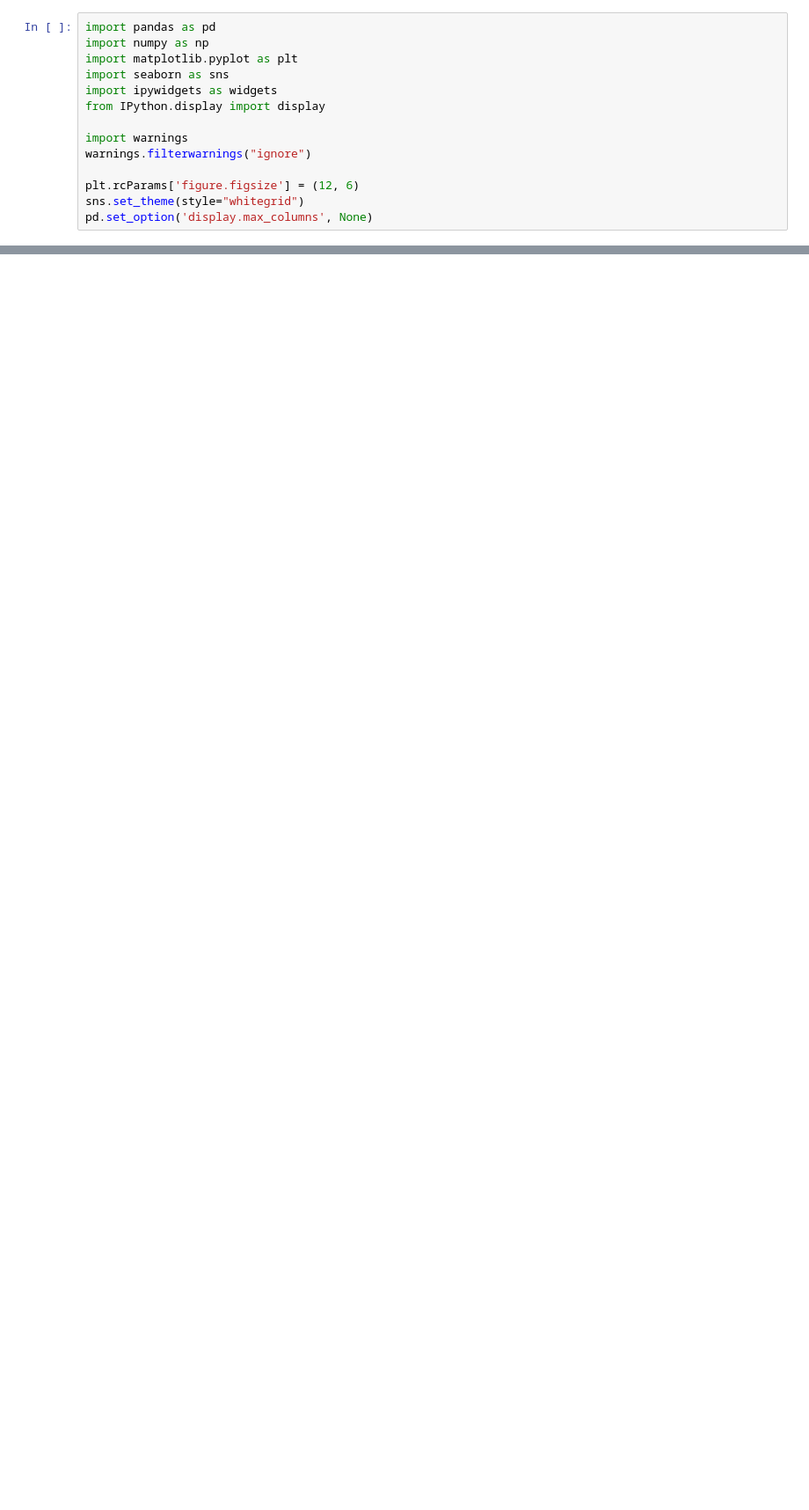
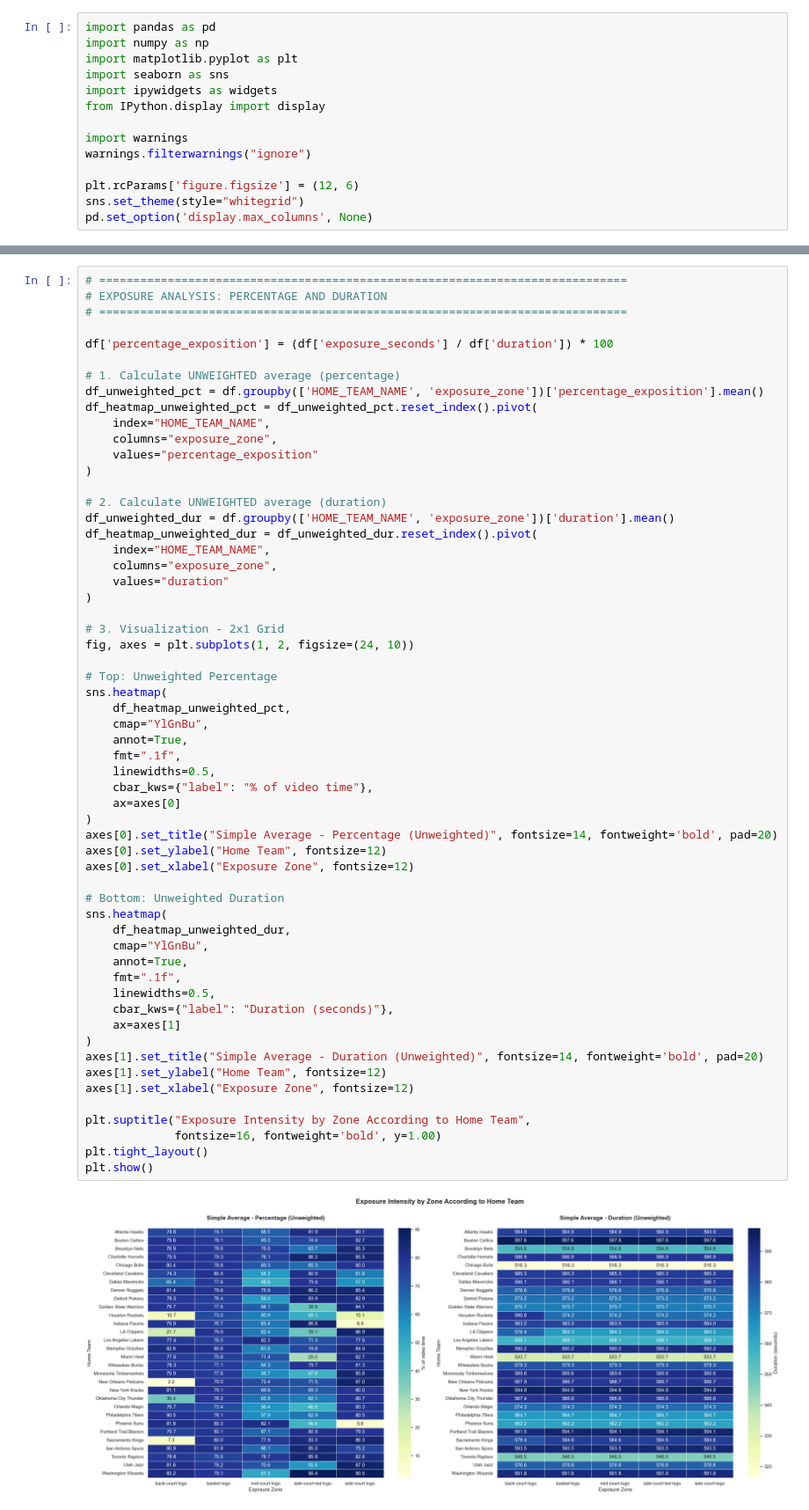
Before and after one commit to KylianSts/Quantifying-NBA-Sponsors-Extra-Exposure, a Jupyter notebook: Data_exploration/value_analysis.ipynb, the cells around one changed output, grey strips where cells are left out. Shown at 88% size. Saved outputs shown, nothing was run; the diff lists cells and outputs as text; blank space fills up the shorter version.

```diff
--- a/Data_exploration/value_analysis.ipynb
+++ b/Data_exploration/value_analysis.ipynb
@@ -216,0 +550,60 @@ DAILY AVERAGES
+# %%
+# =============================================================================
+# EXPOSURE ANALYSIS: PERCENTAGE AND DURATION
+# =============================================================================
+
+df['percentage_exposition'] = (df['exposure_seconds'] / df['duration']) * 100
+
+# 1. Calculate UNWEIGHTED average (percentage)
+df_unweighted_pct = df.groupby(['HOME_TEAM_NAME', 'exposure_zone'])['percentage_exposition'].mean()
+df_heatmap_unweighted_pct = df_unweighted_pct.reset_index().pivot(
+    index="HOME_TEAM_NAME",
+    columns="exposure_zone",
+    values="percentage_exposition"
+)
+
+# 2. Calculate UNWEIGHTED average (duration)
+df_unweighted_dur = df.groupby(['HOME_TEAM_NAME', 'exposure_zone'])['duration'].mean()
+df_heatmap_unweighted_dur = df_unweighted_dur.reset_index().pivot(
+    index="HOME_TEAM_NAME",
+    columns="exposure_zone",
+    values="duration"
+)
+
+# 3. Visualization - 2x1 Grid
+fig, axes = plt.subplots(1, 2, figsize=(24, 10))
+
+# Top: Unweighted Percentage
+sns.heatmap(
+    df_heatmap_unweighted_pct,
+    cmap="YlGnBu",
+    annot=True,
+    fmt=".1f",
+    linewidths=0.5,
+    cbar_kws={"label": "% of video time"},
+    ax=axes[0]
+)
+axes[0].set_title("Simple Average - Percentage (Unweighted)", fontsize=14, fontweight='bold', pad=20)
+axes[0].set_ylabel("Home Team", fontsize=12)
+axes[0].set_xlabel("Exposure Zone", fontsize=12)
+
+# Bottom: Unweighted Duration
+sns.heatmap(
+    df_heatmap_unweighted_dur,
+    cmap="YlGnBu",
+    annot=True,
+    fmt=".1f",
+    linewidths=0.5,
+    cbar_kws={"label": "Duration (seconds)"},
+    ax=axes[1]
+)
+axes[1].set_title("Simple Average - Duration (Unweighted)", fontsize=14, fontweight='bold', pad=20)
+axes[1].set_ylabel("Home Team", fontsize=12)
+axes[1].set_xlabel("Exposure Zone", fontsize=12)
+
+plt.suptitle("Exposure Intensity by Zone According to Home Team",
+             fontsize=16, fontweight='bold', y=1.00)
+plt.tight_layout()
+plt.show()
+# %% [output]
+[figure, added]
```
Also changed, not shown: parts of 6 cells of this notebook.
